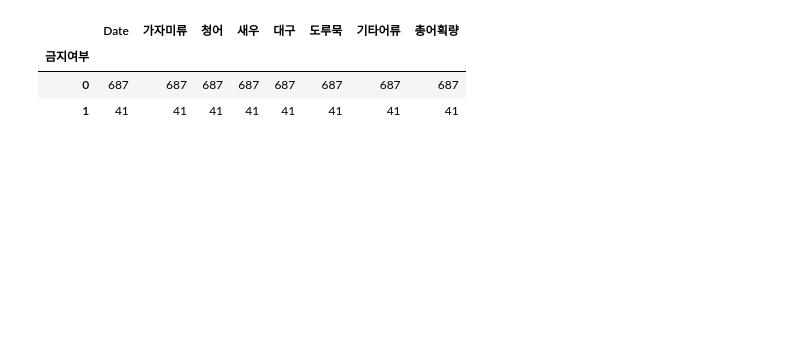
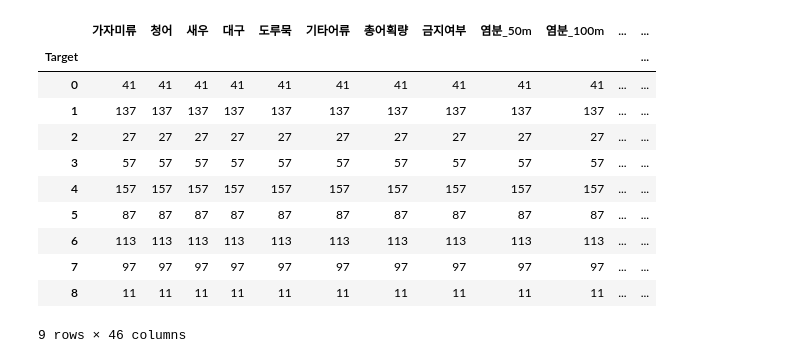
Before and after one commit to GUKHOJeong/Ocean_Project, a Jupyter notebook: data/clust.ipynb, the cells around one changed output. Drawn from its saved outputs; the diff is of its cells as text; code cells hidden in the pictures; blank space fills up the shorter version.

```diff
--- a/data/clust.ipynb
+++ b/data/clust.ipynb
@@ -36,0 +203,11 @@ KeyError: '총어획량'
+# %%
+inertia = []
+for n_clusters in range(1,10):
+    kmeans = KMeans(n_clusters=n_clusters, init='k-means++', max_iter=1000, n_init=10, random_state=42)
+    kmeans.fit(test_scale)
+    inertia.append(kmeans.inertia_)
+plt.plot(range(1, 10), inertia)
+plt.title('The Elbow Method')
+plt.xlabel('Number of clusters')
+plt.ylabel('Inertia')
+plt.show()
@@ -36,0 +291,6 @@ KeyError: '총어획량'
+# %%
+clusterer = KMeans(n_clusters=5,init='k-means++', max_iter=100, n_init=10, random_state=42)
+bgm = BayesianGaussianMixture(n_components=9, random_state=42,covariance_type='diag',max_iter=100)
+# %%
+rate_ocean['Target'] = clusterer.fit_predict(test_scale)
+rate_ocean.groupby('Target').mean()
@@ -36,0 +306,3 @@ KeyError: '총어획량'
+# %%
+rate_ocean['Target'] = bgm.fit_predict(test_scale)
+rate_ocean.groupby('Target').mean()
@@ -37,7 +328,15 @@ KeyError: '총어획량'
 # %%
-catch_rate.groupby('금지여부').count()
+rate_ocean.groupby('Target').count()
 # %% [output]
-|  | Date | 가자미류 | 청어 | 새우 | 대구 | 도루묵 | 기타어류 | 총어획량 |
-| 금지여부 |  |  |  |  |  |  |  |  |
-| 0 | 687 | 687 | 687 | 687 | 687 | 687 | 687 | 687 |
-| 1 | 41 | 41 | 41 | 41 | 41 | 41 | 41 | 41 |
+|  | 가자미류 | 청어 | 새우 | 대구 | 도루묵 | 기타어류 | 총어획량 | 금지여부 | 염분_50m | 염분_100m | ... | ... |
+| Target |  |  |  |  |  |  |  |  |  |  |  | ... |
+| 0 | 41 | 41 | 41 | 41 | 41 | 41 | 41 | 41 | 41 | 41 | ... | ... |
+| 1 | 137 | 137 | 137 | 137 | 137 | 137 | 137 | 137 | 137 | 137 | ... | ... |
+| 2 | 27 | 27 | 27 | 27 | 27 | 27 | 27 | 27 | 27 | 27 | ... | ... |
+| 3 | 57 | 57 | 57 | 57 | 57 | 57 | 57 | 57 | 57 | 57 | ... | ... |
+| 4 | 157 | 157 | 157 | 157 | 157 | 157 | 157 | 157 | 157 | 157 | ... | ... |
+| 5 | 87 | 87 | 87 | 87 | 87 | 87 | 87 | 87 | 87 | 87 | ... | ... |
+| 6 | 113 | 113 | 113 | 113 | 113 | 113 | 113 | 113 | 113 | 113 | ... | ... |
+| 7 | 97 | 97 | 97 | 97 | 97 | 97 | 97 | 97 | 97 | 97 | ... | ... |
+| 8 | 11 | 11 | 11 | 11 | 11 | 11 | 11 | 11 | 11 | 11 | ... | ... |
+9 rows × 46 columns
```
Also changed, not shown: parts of 31 cells of this notebook, 3 other files.
